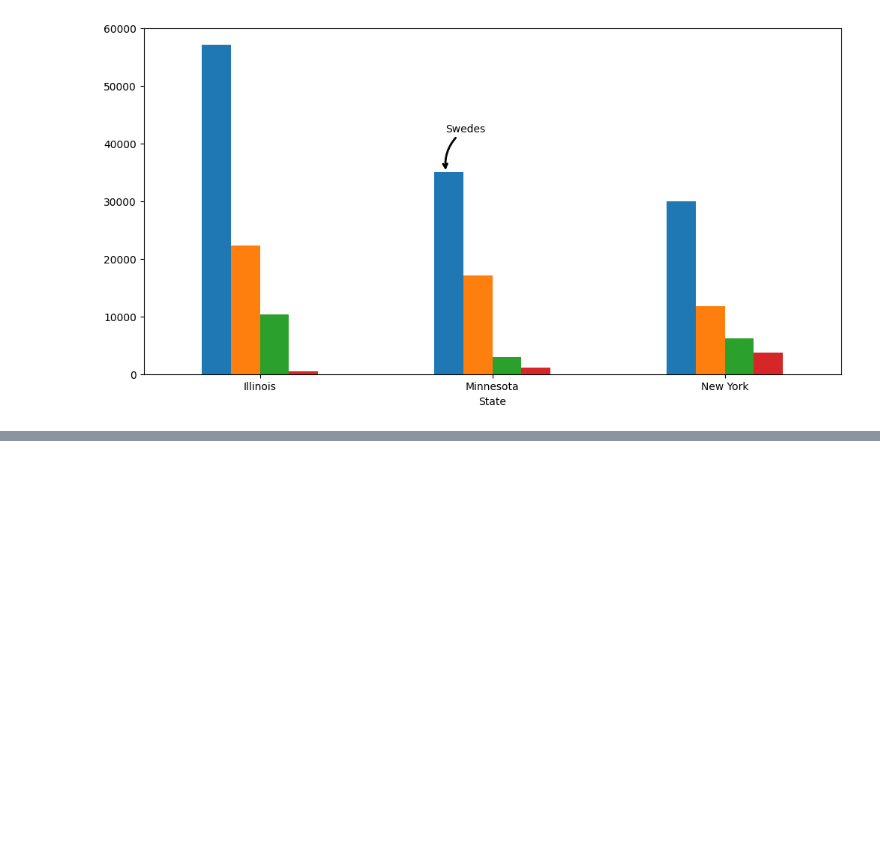
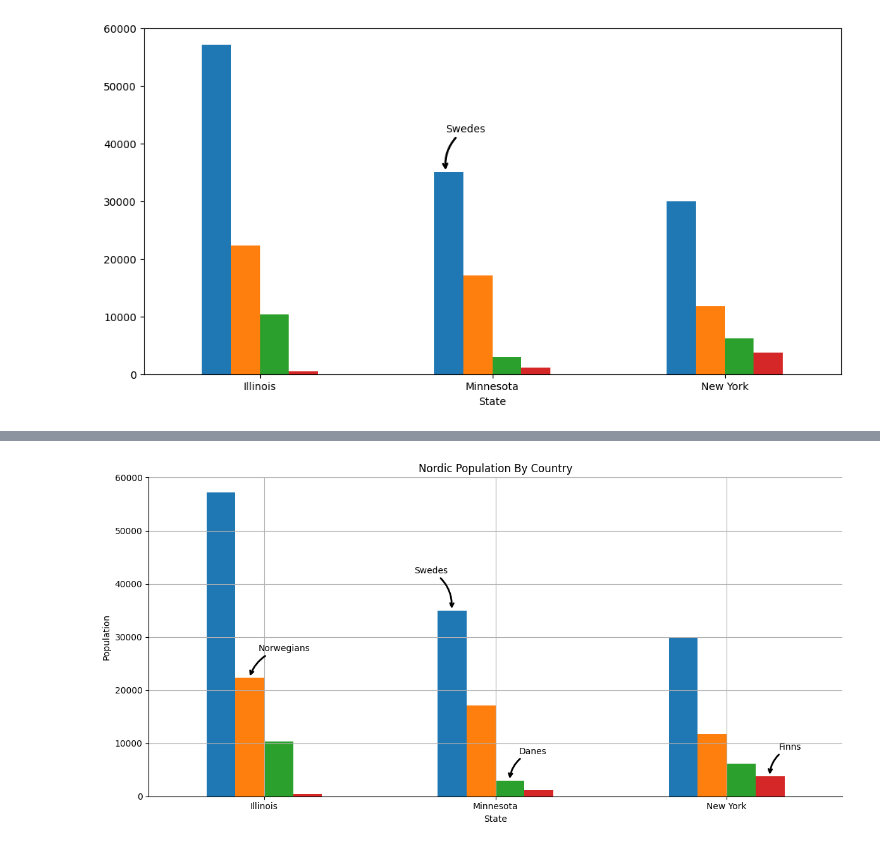
Before and after one commit to Nirre23/data_visualization, a Jupyter notebook: code_alongs/03_matplotlib_annotations/matplotlib_annotations.ipynb, the cells around one changed output, grey strips where cells are left out. Cells and saved outputs as stored; diff of their text form; code cells hidden in the pictures; blank space fills up the shorter version.

```diff
--- a/code_alongs/03_matplotlib_annotations/matplotlib_annotations.ipynb
+++ b/code_alongs/03_matplotlib_annotations/matplotlib_annotations.ipynb
@@ -180,0 +176,33 @@ plt.show()
+# %%
+import matplotlib.pyplot as plt
+
+def plot_nordic_population():
+    fig, ax = nordic_plot()
+
+    swede_bars, norwegian_bars, danish_bars, finnish_bars = ax.containers
+
+    def annotate_nordic(bar_artist, text, x_offset, y_offset, rad=-0.3):
+        xy = (bar_artist.get_x(), bar_artist.get_height())
+        arrowprops = dict(arrowstyle="->", linewidth=2, connectionstyle=f"arc3, rad={rad}")
+        ax.annotate(
+            text=text,
+            xy=(xy[0] + 0.06, xy[1]),
+            arrowprops=arrowprops,
+            xytext=(xy[0] + x_offset, xy[1] + y_offset),
+        )
+
+    annotate_nordic(swede_bars[1], "Swedes", -0.1, 7000, rad=-0.3)
+    annotate_nordic(norwegian_bars[0], "Norwegians", 0.1, 5000, rad=0.3)
+    annotate_nordic(danish_bars[1], "Danes", 0.1, 5000, rad=0.3)
+    annotate_nordic(finnish_bars[2], "Finns", 0.1, 5000, rad=0.3)
+    ax.spines[["top", "right"]].set_visible(False)
+    plt.title("Nordic Population By Country")
+    plt.ylabel("Population")
+    plt.grid(True)
+    plt.tight_layout()
+    plt.savefig('../plots/nordic_plot.png', dpi=300, bbox_inches='tight')
+    plt.show()
+# %%
+plot_nordic_population()
+# %% [output]
+[figure, added]
```
Also changed, not shown: parts of 1 cell of this notebook, 8 other files.
